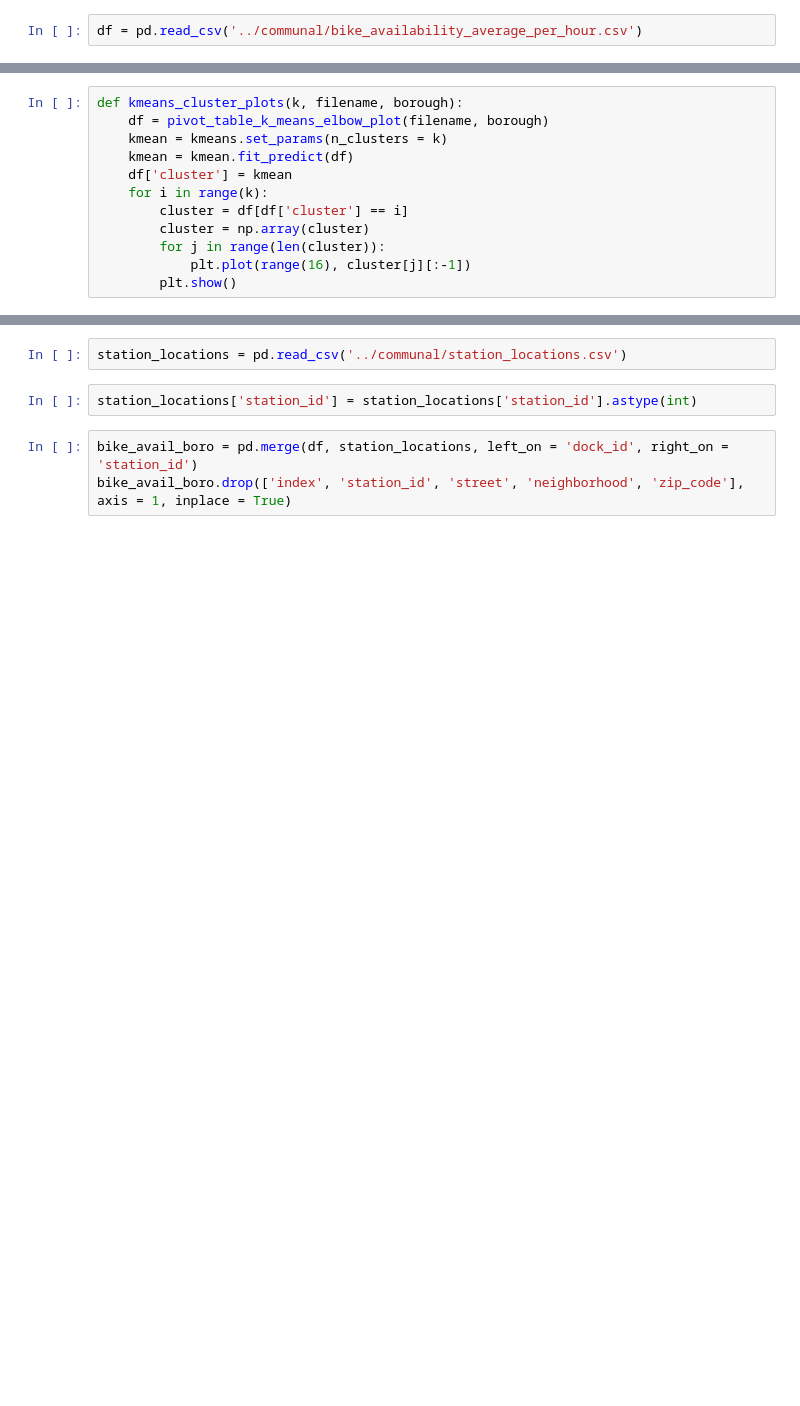
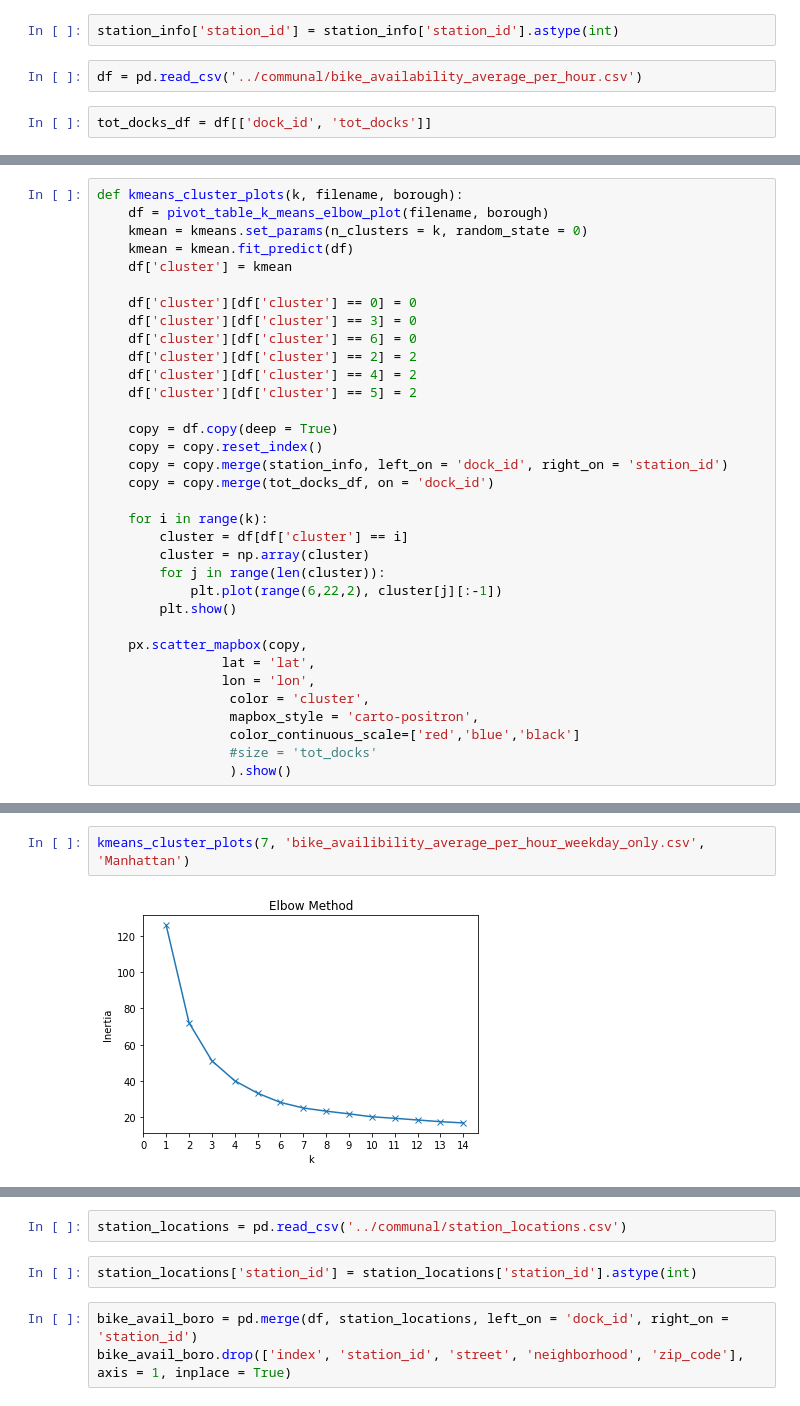
Before and after one commit to charles-v-phillips/citibike, a Jupyter notebook: robert/bike_availability_by_hour.ipynb, the cells around one changed output, grey strips where cells are left out. Cells and saved outputs as stored; diff of their text form; blank space fills up the shorter version.

```diff
--- a/robert/bike_availability_by_hour.ipynb
+++ b/robert/bike_availability_by_hour.ipynb
@@ -6,5 +14,9 @@ import seaborn as sns
+# %%
+station_info['station_id'] = station_info['station_id'].astype(int)
 # %%
 df = pd.read_csv('../communal/bike_availability_average_per_hour.csv')
+# %%
+tot_docks_df = df[['dock_id', 'tot_docks']]
 # %%
 def pivot_table_k_means_elbow_plot(filename, borough):
     df = pd.read_csv('../communal/' + filename)
@@ -38,13 +60,35 @@ def pivot_table_k_means_elbow_plot(filename, borough):
 # %%
 def kmeans_cluster_plots(k, filename, borough):
     df = pivot_table_k_means_elbow_plot(filename, borough)
-    kmean = kmeans.set_params(n_clusters = k)
+    kmean = kmeans.set_params(n_clusters = k, random_state = 0)
     kmean = kmean.fit_predict(df)
     df['cluster'] = kmean
+
+    df['cluster'][df['cluster'] == 0] = 0
+    df['cluster'][df['cluster'] == 3] = 0
+    df['cluster'][df['cluster'] == 6] = 0
+    df['cluster'][df['cluster'] == 2] = 2
+    df['cluster'][df['cluster'] == 4] = 2
+    df['cluster'][df['cluster'] == 5] = 2
+
+    copy = df.copy(deep = True)
+    copy = copy.reset_index()
+    copy = copy.merge(station_info, left_on = 'dock_id', right_on = 'station_id')
+    copy = copy.merge(tot_docks_df, on = 'dock_id')
+
     for i in range(k):
         cluster = df[df['cluster'] == i]
         cluster = np.array(cluster)
         for j in range(len(cluster)):
-            plt.plot(range(16), cluster[j][:-1])
+            plt.plot(range(6,22,2), cluster[j][:-1])
         plt.show()
+
+    px.scatter_mapbox(copy,
+                lat = 'lat',
+                lon = 'lon',
+                 color = 'cluster',
+                 mapbox_style = 'carto-positron',
+                 color_continuous_scale=['red','blue','black']
+                 #size = 'tot_docks'
+                 ).show()
 # %%
@@ -79,0 +112,4 @@ kmeans_cluster_plots(4, 'bike_availability_average_per_hour.csv', 'Brooklyn')
+# %%
+kmeans_cluster_plots(7, 'bike_availibility_average_per_hour_weekday_only.csv', 'Manhattan')
+# %% [output]
+[figure, added]
```
Also changed, not shown: parts of 8 cells of this notebook, 2 other files.
